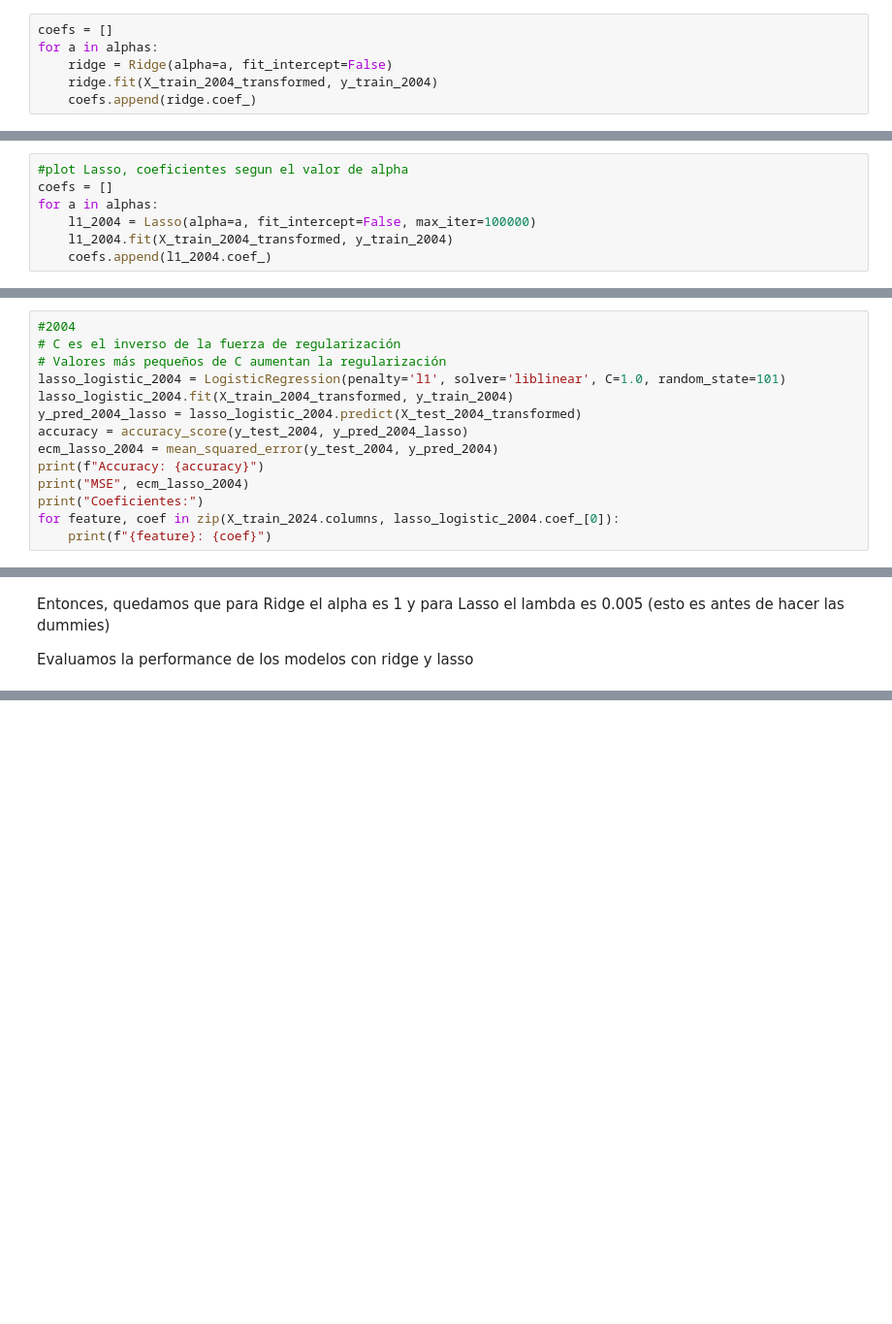
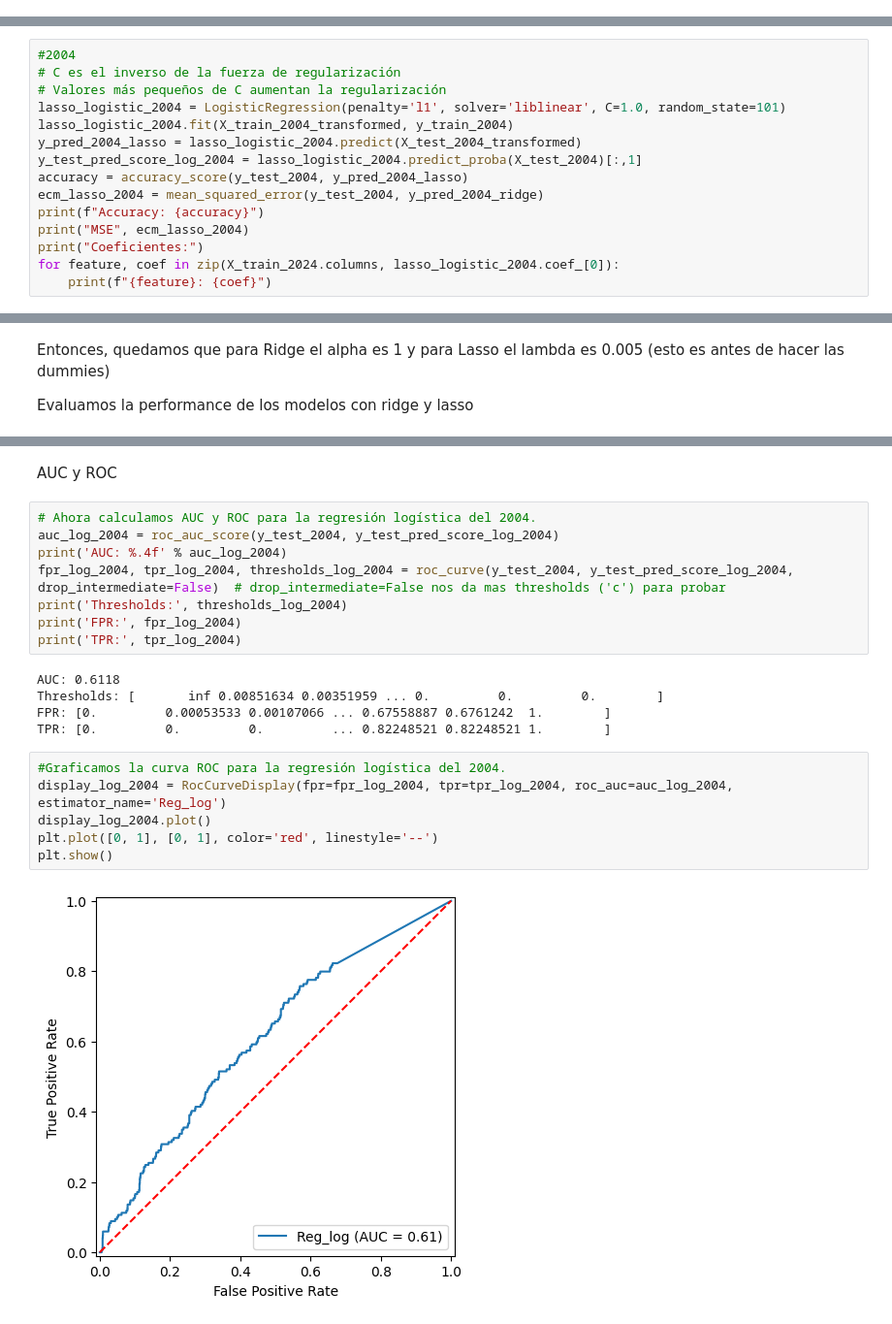
Before and after one commit to roluque/CC408-T2-3, a Jupyter notebook: TP4/TP 4.ipynb, the cells around one changed output, grey strips where cells are left out. Shown at 97% size. Drawn from its saved outputs; the diff is of its cells as text; blank space fills up the shorter version.

```diff
--- a/TP4/TP 4.ipynb
+++ b/TP4/TP 4.ipynb
@@ -1014,6 +904,0 @@ array([500000.        , 343324.42250215, 235743.31817287, 161872.87714088,
-# %%
-coefs = []
-for a in alphas:
-    ridge = Ridge(alpha=a, fit_intercept=False)
-    ridge.fit(X_train_2004_transformed, y_train_2004)
-    coefs.append(ridge.coef_)
@@ -1033,7 +904,0 @@ ValueError: x and y can be no greater than 2D, but have shapes (50,) and (50, 1,
-# %%
-#plot Lasso, coeficientes segun el valor de alpha
-coefs = []
-for a in alphas:
-    l1_2004 = Lasso(alpha=a, fit_intercept=False, max_iter=100000)
-    l1_2004.fit(X_train_2004_transformed, y_train_2004)
-    coefs.append(l1_2004.coef_)
@@ -1058,8 +911,9 @@ Aca hago Lasso con CV
 lasso_logistic_2004 = LogisticRegression(penalty='l1', solver='liblinear', C=1.0, random_state=101)
 lasso_logistic_2004.fit(X_train_2004_transformed, y_train_2004)
 y_pred_2004_lasso = lasso_logistic_2004.predict(X_test_2004_transformed)
+y_test_pred_score_log_2004 = lasso_logistic_2004.predict_proba(X_test_2004)[:,1]
 accuracy = accuracy_score(y_test_2004, y_pred_2004_lasso)
-ecm_lasso_2004 = mean_squared_error(y_test_2004, y_pred_2004)
+ecm_lasso_2004 = mean_squared_error(y_test_2004, y_pred_2004_ridge)
 print(f"Accuracy: {accuracy}")
 print("MSE", ecm_lasso_2004)
 print("Coeficientes:")
@@ -1133,0 +1048,23 @@ Si yo quiero elegir entre ridge y lasso, tengo que hacer el ECM de CV tanto de r
+# %% [markdown]
+AUC y ROC
+# %%
+# Ahora calculamos AUC y ROC para la regresión logística del 2004.
+auc_log_2004 = roc_auc_score(y_test_2004, y_test_pred_score_log_2004)
+print('AUC: %.4f' % auc_log_2004)
+fpr_log_2004, tpr_log_2004, thresholds_log_2004 = roc_curve(y_test_2004, y_test_pred_score_log_2004, drop_intermediate=False)  # drop_intermediate=False nos da mas thresholds ('c') para probar
+print('Thresholds:', thresholds_log_2004)
+print('FPR:', fpr_log_2004)
+print('TPR:', tpr_log_2004)
+# %% [output]
+AUC: 0.6118
+Thresholds: [       inf 0.00851634 0.00351959 ... 0.         0.         0.        ]
+FPR: [0.         0.00053533 0.00107066 ... 0.67558887 0.6761242  1.        ]
+TPR: [0.         0.         0.         ... 0.82248521 0.82248521 1.        ]
+# %%
+#Graficamos la curva ROC para la regresión logística del 2004.
+display_log_2004 = RocCurveDisplay(fpr=fpr_log_2004, tpr=tpr_log_2004, roc_auc=auc_log_2004, estimator_name='Reg_log')
+display_log_2004.plot()
+plt.plot([0, 1], [0, 1], color='red', linestyle='--')
+plt.show()
+# %% [output]
+[figure, added]
```
Also changed, not shown: parts of 23 cells of this notebook.
